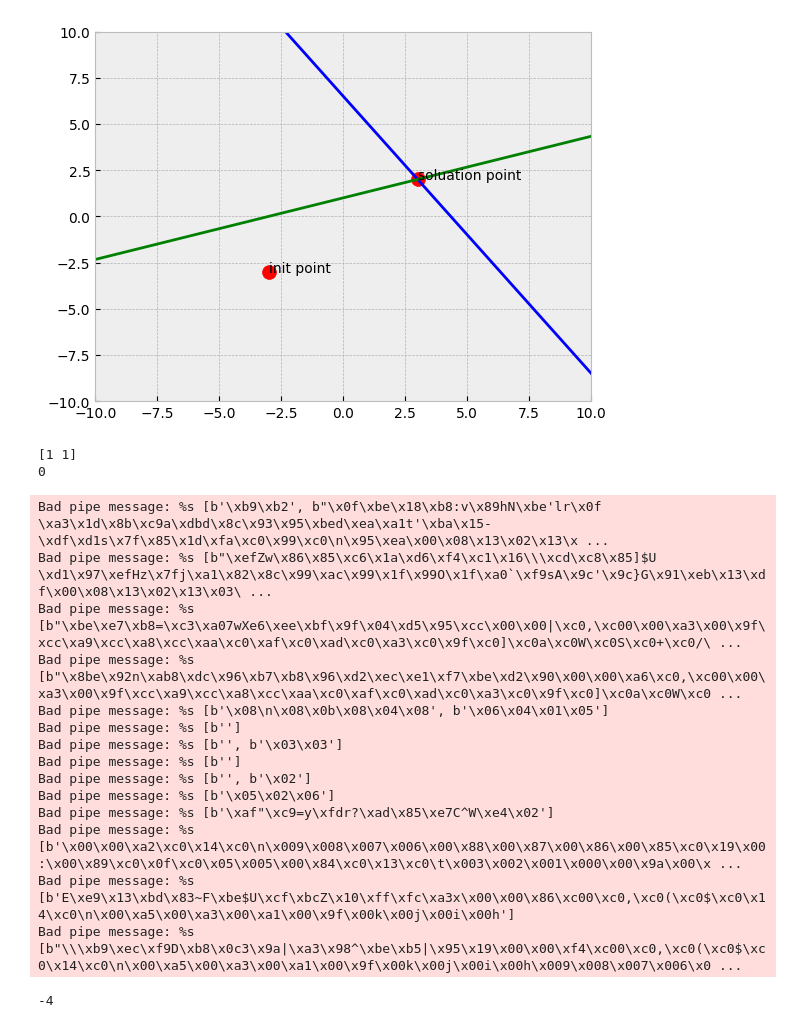
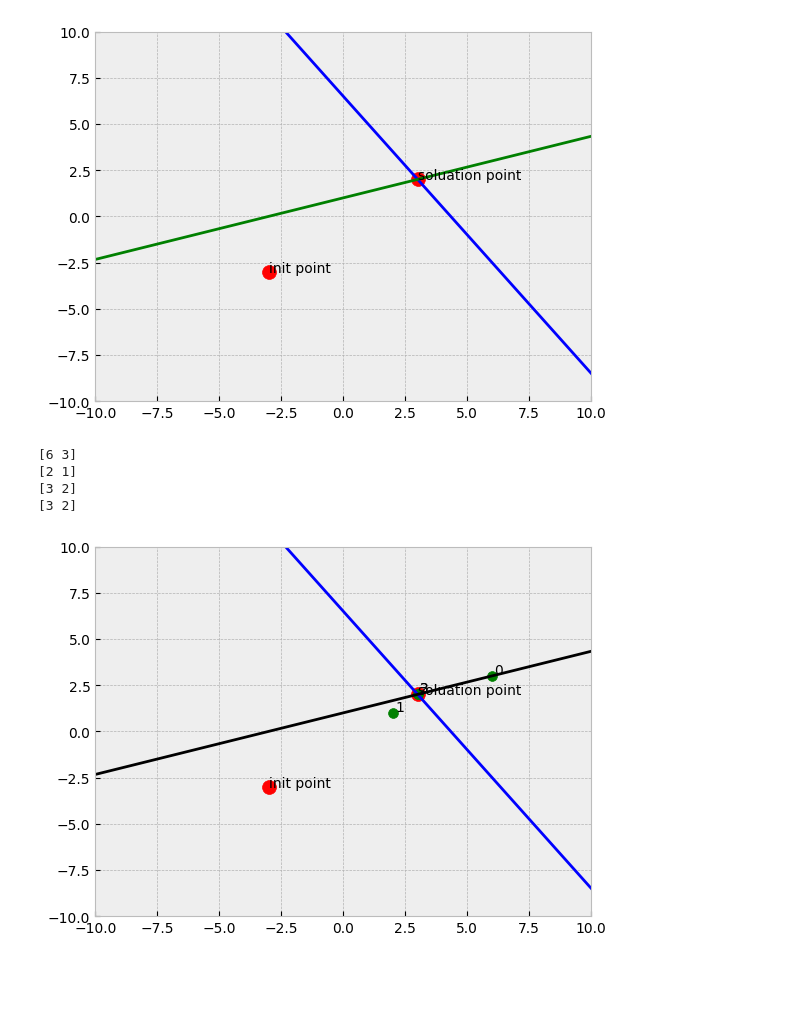
Before and after one commit to leoliu5550/numerical, a Jupyter notebook: Jacobi_Iterative_Method.ipynb, the cells around one changed output. Saved outputs shown, nothing was run; the diff lists cells and outputs as text; code cells hidden in the pictures; blank space fills up the shorter version.

```diff
--- a/Jacobi_Iterative_Method.ipynb
+++ b/Jacobi_Iterative_Method.ipynb
@@ -52,7 +46,16 @@ N = 10
 # %%
+init_x = np.transpose(np.array([-3,-3]))
+A_matrix = np.array([[3,2],[1,-3]])
+b_vector = np.transpose(np.array([13,-3]))
+tolerance = 10**(-3)
+N = 10
+
+precess = []
+
 k = 1
 while k<=N:
-    x = init_x
+    x = np.copy(init_x)
+    precess.append(x)
     for i in range(A_matrix.shape[0]): # col_x
         temp = 0
         for j in range(A_matrix.shape[1]): # row_x
@@ -62,30 +65,33 @@ while k<=N:
                 temp += A_matrix[i][j]*x[j]*(-1)
         temp+=+b_vector[i]
         x[i] = temp/A_matrix[i][i]
-    if np.max(init_x - x) < tolerance:
-        print(np.max(init_x - x))
+    if abs(np.max(init_x-x)) < tolerance :
         break
     init_x = x
-    print(init_x)
     k+=1
-# %% [output]
-[1 1]
-0
-Bad pipe message: %s [b'\xb9\xb2', b"\x0f\xbe\x18\xb8:v\x89hN\xbe'lr\x0f \xa3\x1d\x8b\xc9a\xdbd\x8c\x93\x95\xbed\xea\xa1t'\xba\x15-\xdf\xd1s\x7f\x85\x1d\xfa\xc0\x99\xc0\n\x95\xea\x00\x08\x13\x02\x13\x ...
-Bad pipe message: %s [b"\xefZw\x86\x85\xc6\x1a\xd6\xf4\xc1\x16\\\xcd\xc8\x85]$U  \xd1\x97\xefHz\x7fj\xa1\x82\x8c\x99\xac\x99\x1f\x99O\x1f\xa0`\xf9sA\x9c'\x9c}G\x91\xeb\x13\xdf\x00\x08\x13\x02\x13\x03\ ...
-Bad pipe message: %s [b"\xbe\xe7\xb8=\xc3\xa07wXe6\xee\xbf\x9f\x04\xd5\x95\xcc\x00\x00|\xc0,\xc00\x00\xa3\x00\x9f\xcc\xa9\xcc\xa8\xcc\xaa\xc0\xaf\xc0\xad\xc0\xa3\xc0\x9f\xc0]\xc0a\xc0W\xc0S\xc0+\xc0/\ ...
-Bad pipe message: %s [b"\x8be\x92n\xab8\xdc\x96\xb7\xb8\x96\xd2\xec\xe1\xf7\xbe\xd2\x90\x00\x00\xa6\xc0,\xc00\x00\xa3\x00\x9f\xcc\xa9\xcc\xa8\xcc\xaa\xc0\xaf\xc0\xad\xc0\xa3\xc0\x9f\xc0]\xc0a\xc0W\xc0 ...
-Bad pipe message: %s [b'\x08\n\x08\x0b\x08\x04\x08', b'\x06\x04\x01\x05']
-Bad pipe message: %s [b'']
-Bad pipe message: %s [b'', b'\x03\x03']
-Bad pipe message: %s [b'']
-Bad pipe message: %s [b'', b'\x02']
-Bad pipe message: %s [b'\x05\x02\x06']
-Bad pipe message: %s [b'\xaf"\xc9=y\xfdr?\xad\x85\xe7C^W\xe4\x02']
-Bad pipe message: %s [b'\x00\x00\xa2\xc0\x14\xc0\n\x009\x008\x007\x006\x00\x88\x00\x87\x00\x86\x00\x85\xc0\x19\x00:\x00\x89\xc0\x0f\xc0\x05\x005\x00\x84\xc0\x13\xc0\t\x003\x002\x001\x000\x00\x9a\x00\x ...
-Bad pipe message: %s [b'E\xe9\x13\xbd\x83~F\xbe$U\xcf\xbcZ\x10\xff\xfc\xa3x\x00\x00\x86\xc00\xc0,\xc0(\xc0$\xc0\x14\xc0\n\x00\xa5\x00\xa3\x00\xa1\x00\x9f\x00k\x00j\x00i\x00h']
-Bad pipe message: %s [b"\\\xb9\xec\xf9D\xb8\x0c3\x9a|\xa3\x98^\xbe\xb5|\x95\x19\x00\x00\xf4\xc00\xc0,\xc0(\xc0$\xc0\x14\xc0\n\x00\xa5\x00\xa3\x00\xa1\x00\x9f\x00k\x00j\x00i\x00h\x009\x008\x007\x006\x0 ...
 # %%
-np.max(init_x - np.transpose(np.array([-1,-6])))
+def equation(x):
+    y1 = (13-3*x)/2
+    y2 = (3+x)/3
+    return y1,y2
+x = np.linspace(-10,10,100)
+plt.style.use('bmh')
+fig = plt.figure()
+ax = plt.axes() #畫上刻度
+plt.axis([-10, 10, -10, 10])
+plt.plot(x, equation(x)[0], 'b')
+plt.plot(x, equation(x)[1], 'black')
+
+plt.scatter(-3,-3,s=100,color="red")
+plt.annotate('init point', (-3,-3))
+plt.scatter(3,2,s=100,color="red")
+plt.annotate('soluation point', (3,2))
+for num,lo in enumerate(precess) :
+    plt.scatter(lo[0],lo[1],s=50,color="green")
+    plt.annotate('{}'.format(num), lo+np.array([0.1,0.1]))
 # %% [output]
--4
+[6 3]
+[2 1]
+[3 2]
+[3 2]
+[figure, added]
```
Also changed, not shown: parts of 1 cell of this notebook.
